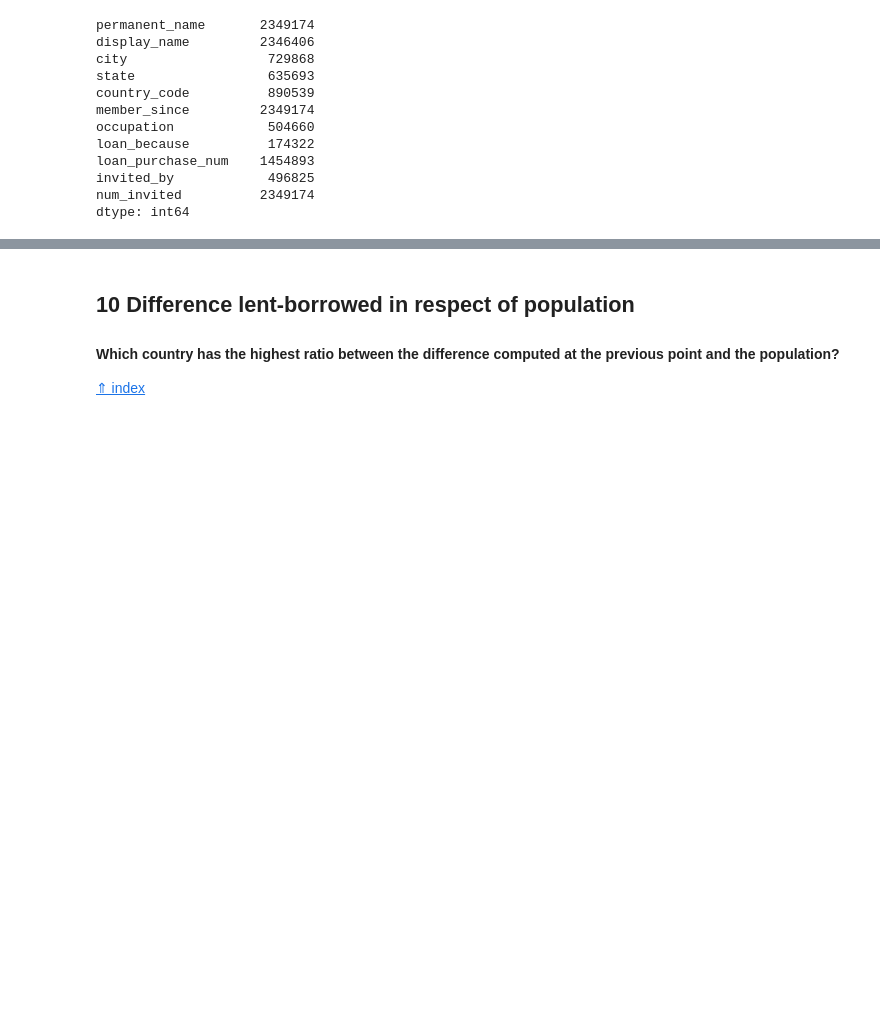
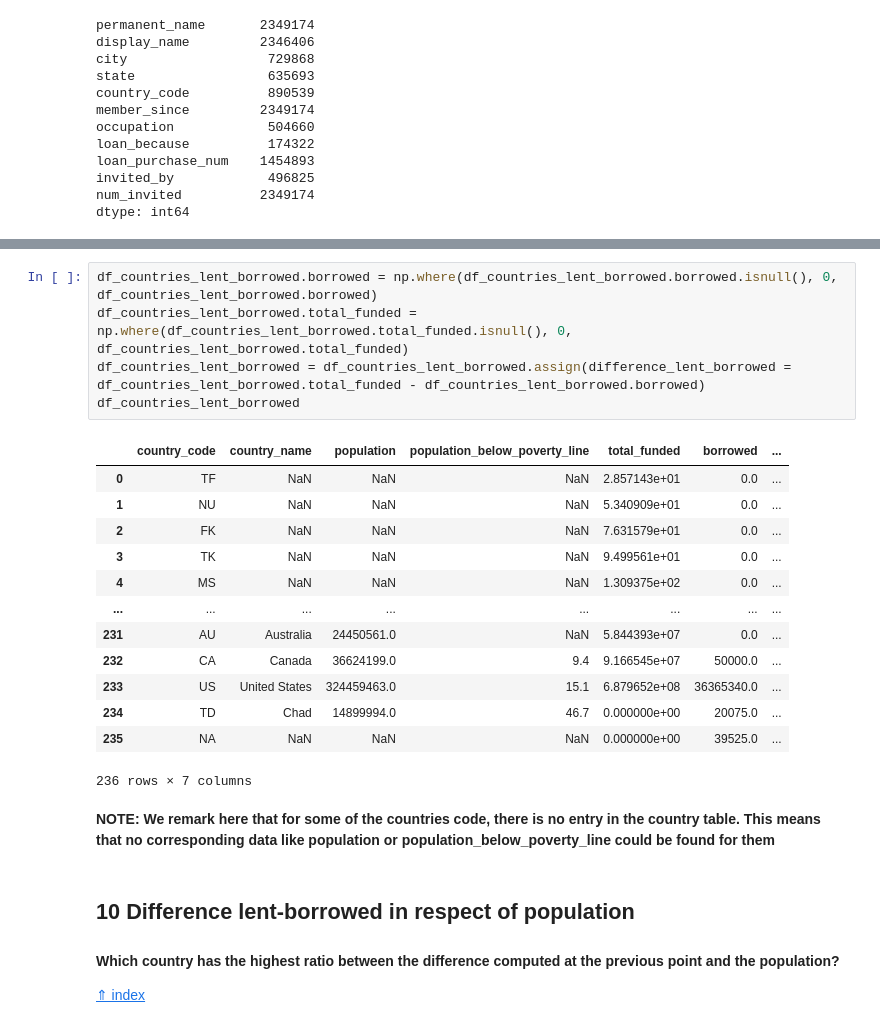
Before and after one commit to kayne87/FoCS, a Jupyter notebook: FoCS_new.ipynb, the cells around one changed output, grey strips where cells are left out. Cells and saved outputs as stored; diff of their text form; blank space fills up the shorter version.

```diff
--- a/FoCS_new.ipynb
+++ b/FoCS_new.ipynb
@@ -683,3 +708,24 @@ In our table for some of the countries code there is no entry in country table.
+# %%
+df_countries_lent_borrowed.borrowed = np.where(df_countries_lent_borrowed.borrowed.isnull(), 0, df_countries_lent_borrowed.borrowed)
+df_countries_lent_borrowed.total_funded = np.where(df_countries_lent_borrowed.total_funded.isnull(), 0, df_countries_lent_borrowed.total_funded)
+df_countries_lent_borrowed = df_countries_lent_borrowed.assign(difference_lent_borrowed = df_countries_lent_borrowed.total_funded - df_countries_lent_borrowed.borrowed)
+df_countries_lent_borrowed
+# %% [output]
+|  | country_code | country_name | population | population_below_poverty_line | total_funded | borrowed | ... |
+| 0 | TF | NaN | NaN | NaN | 2.857143e+01 | 0.0 | ... |
+| 1 | NU | NaN | NaN | NaN | 5.340909e+01 | 0.0 | ... |
+| 2 | FK | NaN | NaN | NaN | 7.631579e+01 | 0.0 | ... |
+| 3 | TK | NaN | NaN | NaN | 9.499561e+01 | 0.0 | ... |
+| 4 | MS | NaN | NaN | NaN | 1.309375e+02 | 0.0 | ... |
+| ... | ... | ... | ... | ... | ... | ... | ... |
+| 231 | AU | Australia | 24450561.0 | NaN | 5.844393e+07 | 0.0 | ... |
+| 232 | CA | Canada | 36624199.0 | 9.4 | 9.166545e+07 | 50000.0 | ... |
+| 233 | US | United States | 324459463.0 | 15.1 | 6.879652e+08 | 36365340.0 | ... |
+| 234 | TD | Chad | 14899994.0 | 46.7 | 0.000000e+00 | 20075.0 | ... |
+| 235 | NA | NaN | NaN | NaN | 0.000000e+00 | 39525.0 | ... |
+236 rows × 7 columns
+# %% [markdown]
+**NOTE: We remark here that for some of the countries code, there is no entry in the country table. This means that no corresponding data like population or population_below_poverty_line could be found for them**
 # %% [markdown]
 ## 10 <a class="anchor" id="country-lent-borrowed-population">Difference lent-borrowed in respect of population</a>
 #### Which country has the highest ratio between the difference computed at the previous point and the population?
```
Also changed, not shown: parts of 34 cells of this notebook.
